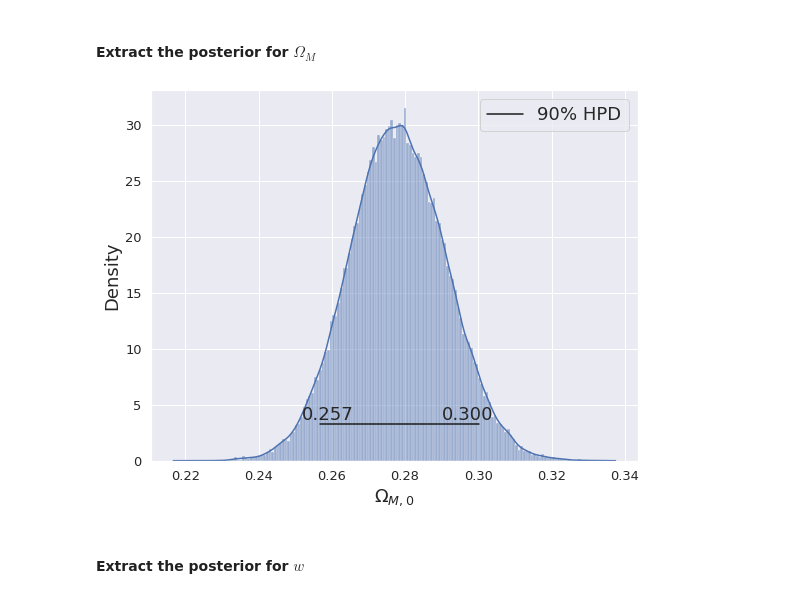
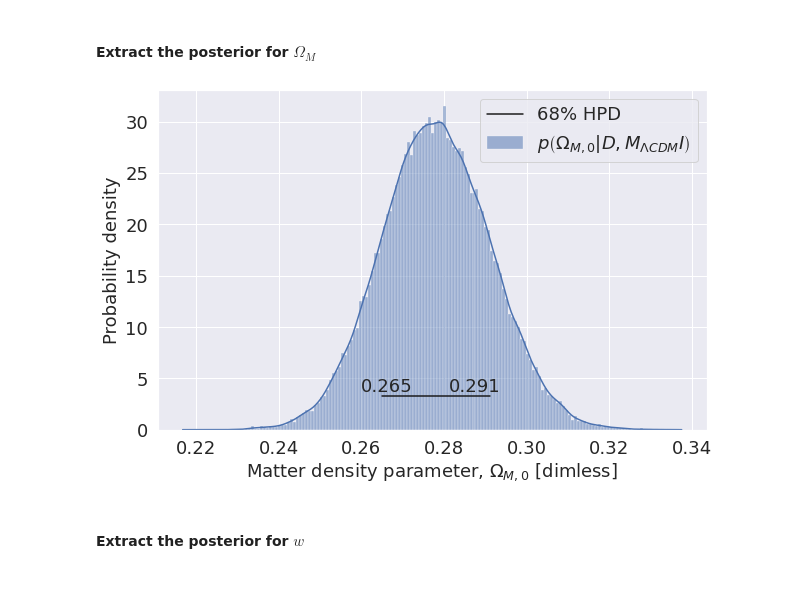
Before and after one commit to elindgren/asam_projects, a Jupyter notebook: Project1/Task2.ipynb, the cells around one changed output. Saved outputs shown, nothing was run; the diff lists cells and outputs as text; code cells hidden in the pictures.

```diff
--- a/Project1/Task2.ipynb
+++ b/Project1/Task2.ipynb
@@ -334,21 +334,30 @@ Omega model
 # %% [markdown]
 #### Extract the posterior for $\Omega_M$
 # %%
+plt.rc('font', size=18)          # controls default text sizes
+plt.rc('axes', titlesize=18)     # fontsize of the axes title
+plt.rc('axes', labelsize=18)     # fontsize of the x and y labels
+plt.rc('xtick', labelsize=18)    # fontsize of the tick labels
+plt.rc('ytick', labelsize=18)    # fontsize of the tick labels
+plt.rc('legend', fontsize=18)    # legend fontsize
+
 omega_m_post = lambda_trace[:]
-fig, ax = plt.subplots(figsize=(8,6))
-sns.histplot(data=omega_m_post, kde=True, stat='density', ax=ax)
+fig, ax = plt.subplots(figsize=(9,6))
+sns.histplot(data=omega_m_post, kde=True, stat='density', ax=ax, label=r'$p\left(\Omega_{M,0} \left. \right\vert D, M_{\Lambda CDM} I\right)$')
 
-hdi = pymc3.stats.hpd(omega_m_post, 0.90)[0]
+hdi = pymc3.stats.hpd(omega_m_post, 0.68)[0]
 ymax = ax.get_ylim()[1]
-ax.plot(hdi, [ymax/10, ymax/10], c='k', label='90% HPD')
+ax.plot(hdi, [ymax/10, ymax/10], c='k', label='68% HPD')
 ax.text(hdi[0]-0.005, ymax/9, s=f'{hdi[0]:.3f}')
 ax.text(hdi[1]-0.01, ymax/9, s=f'{hdi[1]:.3f}')
 plt.tight_layout()
 ax.legend(loc='best')
-ax.set_xlabel(r'$\Omega_{M,0}$')
+ax.set_xlabel(r'Matter density parameter, $\Omega_{M,0}$ [dimless]')
+ax.set_ylabel(r'Probability density')
+plt.tight_layout()
 plt.savefig('figures_task2/omega_m_posterior.png')
 # %% [output]
-[figure, old version]
+[figure, new version]
 # %% [markdown]
 #### Extract the posterior for $w$
 # %%
```
Also changed, not shown: 1 other file.
